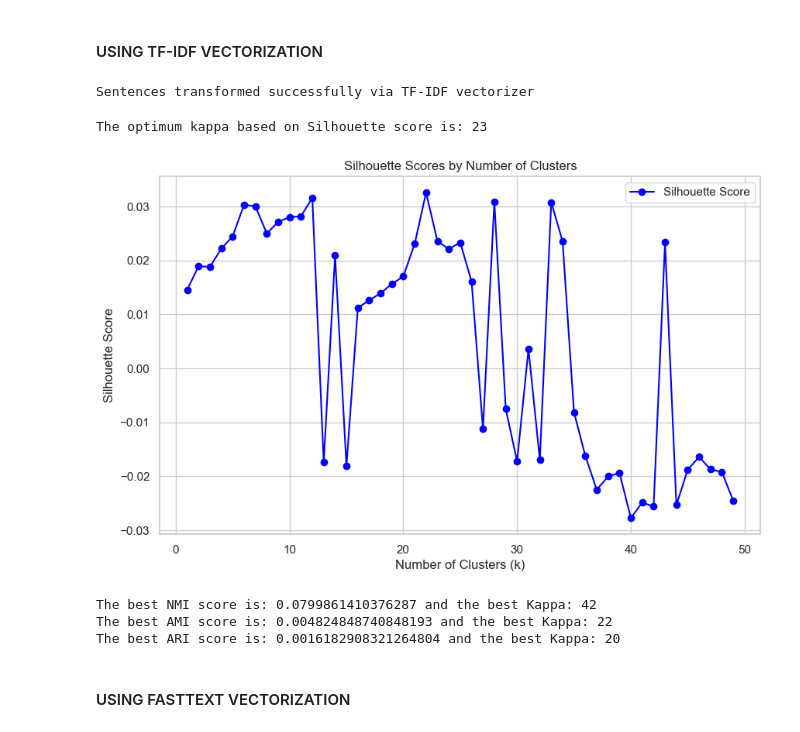
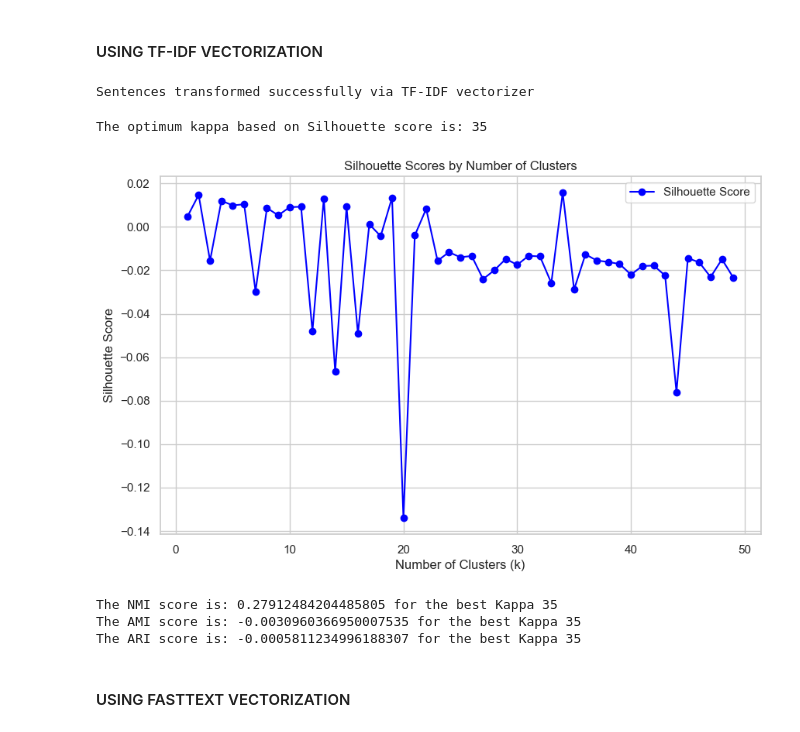
Before and after one commit to Rafimc13/LLM_Research_Topic_Modelling, a Jupyter notebook: Clustering_Techniques.ipynb, the cells around one changed output. Cells and saved outputs as stored; diff of their text form; code cells hidden in the pictures.

```diff
--- a/Clustering_Techniques.ipynb
+++ b/Clustering_Techniques.ipynb
@@ -241,15 +266,18 @@ data_20newsgroups = fetch_20newsgroups(subset='all', remove=('headers', 'footers
 documents_20newsgroups = data_20newsgroups.data
 labels_20newsgroups = data_20newsgroups.target
 labels_names_20newsgroups = data_20newsgroups.target_names
-df2_dict = {
+news_dict = {
     'label': labels_20newsgroups,
     'comment': documents_20newsgroups,
 }
-initial_df2 = pd.DataFrame(df2_dict)
-initial_df2['label_name'] = initial_df2['label'].apply(lambda x: labels_names_20newsgroups[x])
-initial_df2_cols = initial_df2.columns.to_list()
-print(f'The length of the dataset 20newsgroups is: {len(initial_df2)}')
-print(initial_df2_cols)
-print(f'The unique labels of the dataset are:\n{initial_df2.label.unique()}\nThe labels names are:\n{initial_df2.label_name.unique()}')
+news_df = pd.DataFrame(news_dict)
+news_df['label_name'] = news_df['label'].apply(lambda x: labels_names_20newsgroups[x])
+news_cols = news_df.columns.to_list()
+print(f'The length of the dataset 20newsgroups is: {len(news_df)}')
+print('------------------------------------------------------------------------------------------------------------------------')
+print(news_cols)
+print(f'The unique labels of the dataset are:\n{news_df.label.unique()}')
+print('------------------------------------------------------------------------------------------------------------------------')
+print(f'The labels names are:\n{news_df.label_name.unique()}')
 # %% [output]
 The length of the dataset 20newsgroups is: 18846
@@ -270,18 +311,16 @@ from sklearn.model_selection import train_test_split
 from langdetect import detect, DetectorFactory
 from utils.load_pretrained_spacy_model import load_pretrained_model
 
-# define the column with the comments
-text_col='comment'
-
 x_train_news, x_test_news, y_train_news, y_test_news = train_test_split(
-    initial_df2,
-    initial_df2['label'],
-    test_size=0.1,
+    news_df,
+    news_df['label'],
+    test_size=0.01,
     random_state=42,
-    stratify=initial_df2['label']
+    stratify=news_df['label']
 )
 
-nlp_pretrained_model = load_pretrained_model(df=x_test_news, text_col=text_col)
+# load the pretrained spacy model
+x_test_news, nlp_pretrained_name = load_pretrained_model(df=x_test_news, text_col=text_col)
 # %% [output]
 The language of the dataset is: en
 # %% [markdown]
@@ -293,34 +332,29 @@ We are going to implement the original KMeans without using any constraints. For
 # %%
 import spacy
 from clustering_algorithms.kmeans import calc_kmeans
-from utils.calc_tf_idf_features import calc_tf_idf_vectors
+from utils.text_to_embeddings import calc_tf_idf_vectors
 
 # define the spacy model
-nlp = spacy.load(nlp_pretrained_model)
+nlp = spacy.load(nlp_pretrained_name)
 
 # define the corpus
-corpus = initial_df2.loc[:1000, text_col].to_list()
+corpus = news_df[text_col].to_list()
 
 # calc TF-IDF features
-transformed_data_tfidf = calc_tf_idf_vectors(corpus, df2[text_col], nlp)
+transformed_data_tfidf = calc_tf_idf_vectors(corpus, x_test_news[text_col], nlp)
 
 max_num_of_clusters = 50
 
 # calculate the optimun kappa with KMeans via Silhouette score and using TF-IDF
 kappa_kmeans_ft, scores_kmeans_ft, statistic_values_nmi, statistic_values_ari, statistic_values_ami = calc_kmeans(
     transformed_data_tfidf, max_num_of_clusters, true_labels=y_test_news)
-
-# print the scores NMI, AMI, ARI
-print(f'The best NMI score is: {np.max(statistic_values_nmi)} and the best Kappa: {np.argmax(statistic_values_nmi) }')
-print(f'The best AMI score is: {np.max(statistic_values_ami)} and the best Kappa: {np.argmax(statistic_values_ami) }')
-print(f'The best ARI score is: {np.max(statistic_values_ari)} and the best Kappa: {np.argmax(statistic_values_ari) }')
 # %% [output]
 Sentences transformed successfully via TF-IDF vectorizer
-The optimum kappa based on Silhouette score is: 23
+The optimum kappa based on Silhouette score is: 35
-[figure, old version]
+[figure, new version]
-The best NMI score is: 0.0799861410376287 and the best Kappa: 42
-The best AMI score is: 0.004824848740848193 and the best Kappa: 22
-The best ARI score is: 0.0016182908321264804 and the best Kappa: 20
+The NMI score is: 0.27912484204485805 for the best Kappa 35
+The AMI score is: -0.0030960366950007535 for the best Kappa 35
+The ARI score is: -0.0005811234996188307 for the best Kappa 35
 # %% [markdown]
 #### USING FASTTEXT VECTORIZATION
 # %%
```
Also changed, not shown: parts of 38 cells of this notebook, 20 other files.
